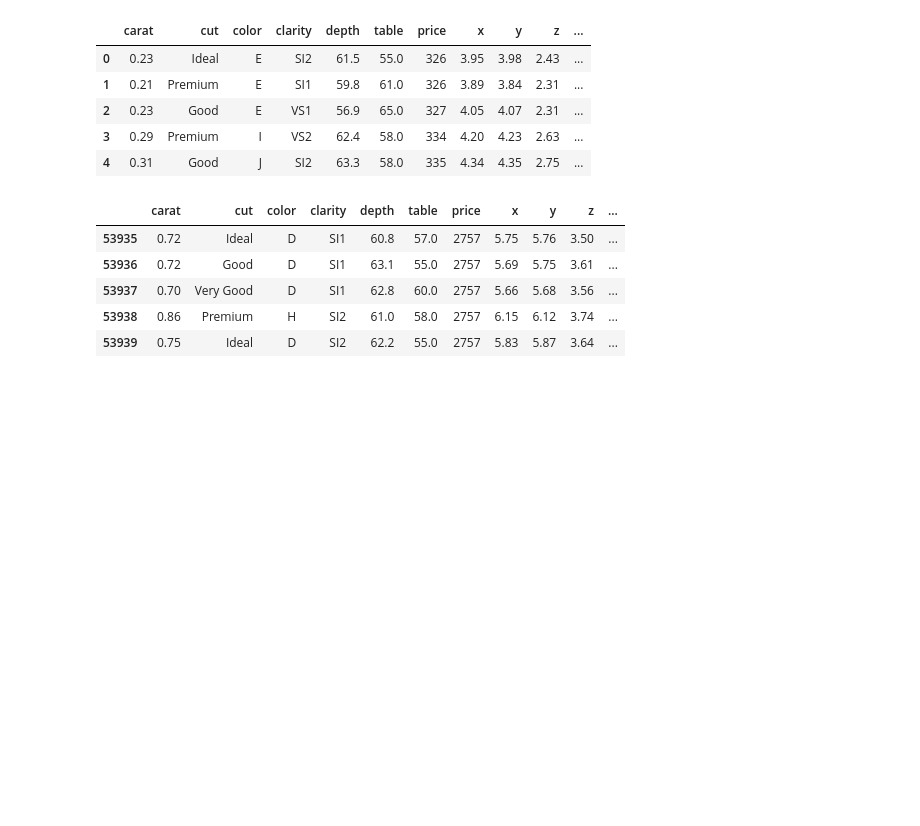
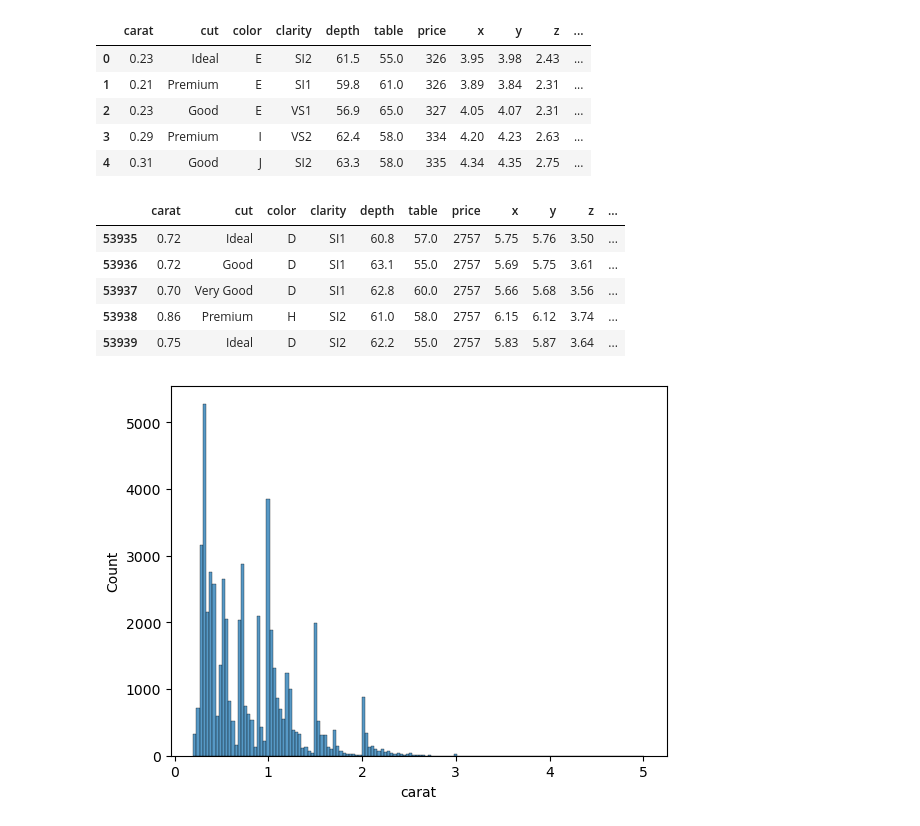
Before and after one commit to xiu-shi/DA_L7, a Jupyter notebook: Wk4_Python/Data_Diamonds_wk4.ipynb, the cells around one changed output. Cells and saved outputs as stored; diff of their text form; code cells hidden in the pictures; blank space fills up the shorter version.

```diff
--- a/Wk4_Python/Data_Diamonds_wk4.ipynb
+++ b/Wk4_Python/Data_Diamonds_wk4.ipynb
@@ -221,3 +223,7 @@ diamonds_df.tail()
 | 53939 | 0.75 | Ideal | D | SI2 | 62.2 | 55.0 | 2757 | 5.83 | 5.87 | 3.64 | ... |
 # %%
 import seaborn as sns
+# %%
+sns.histplot(data = diamonds_df, x = "carat");
+# %% [output]
+[figure, added]
```
Also changed, not shown: parts of 5 cells of this notebook.
